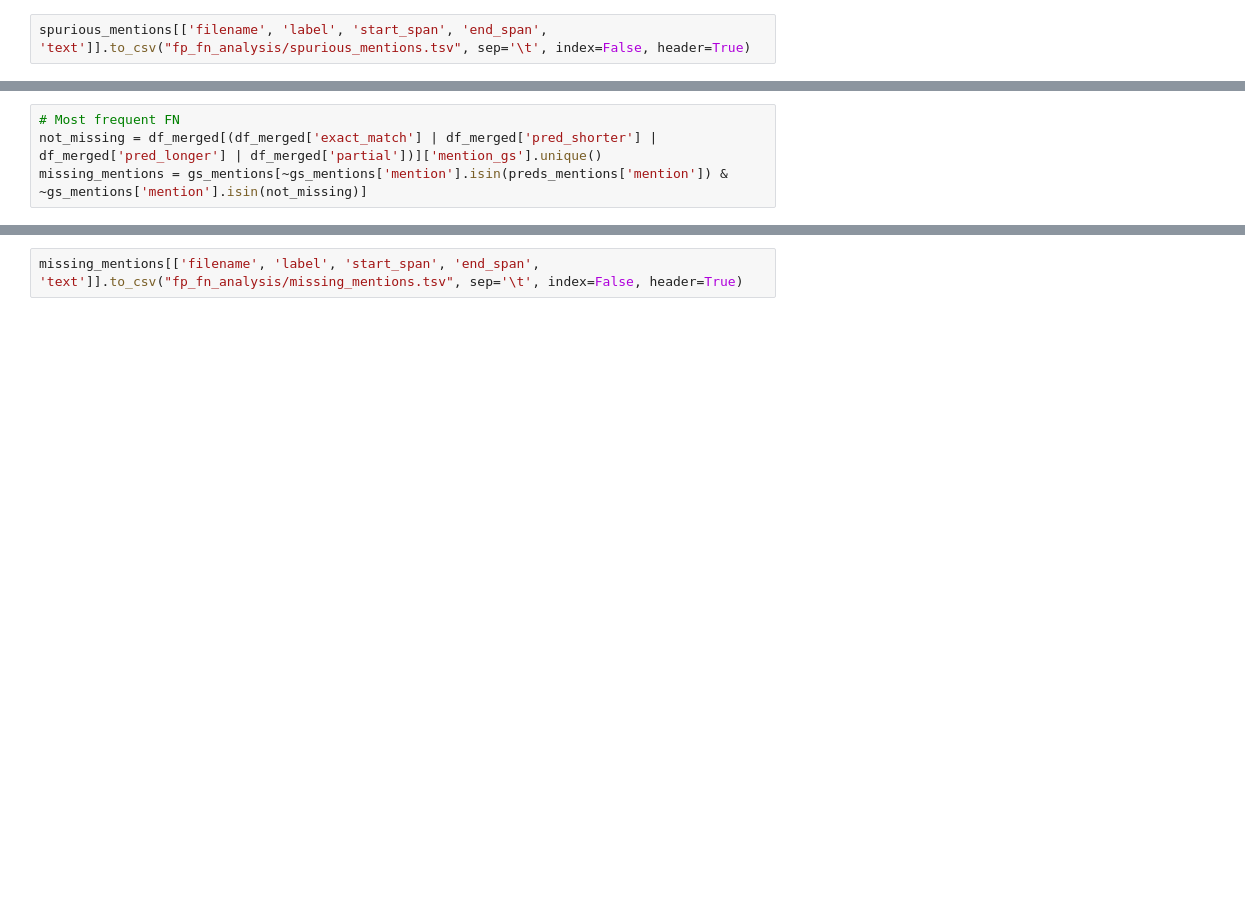
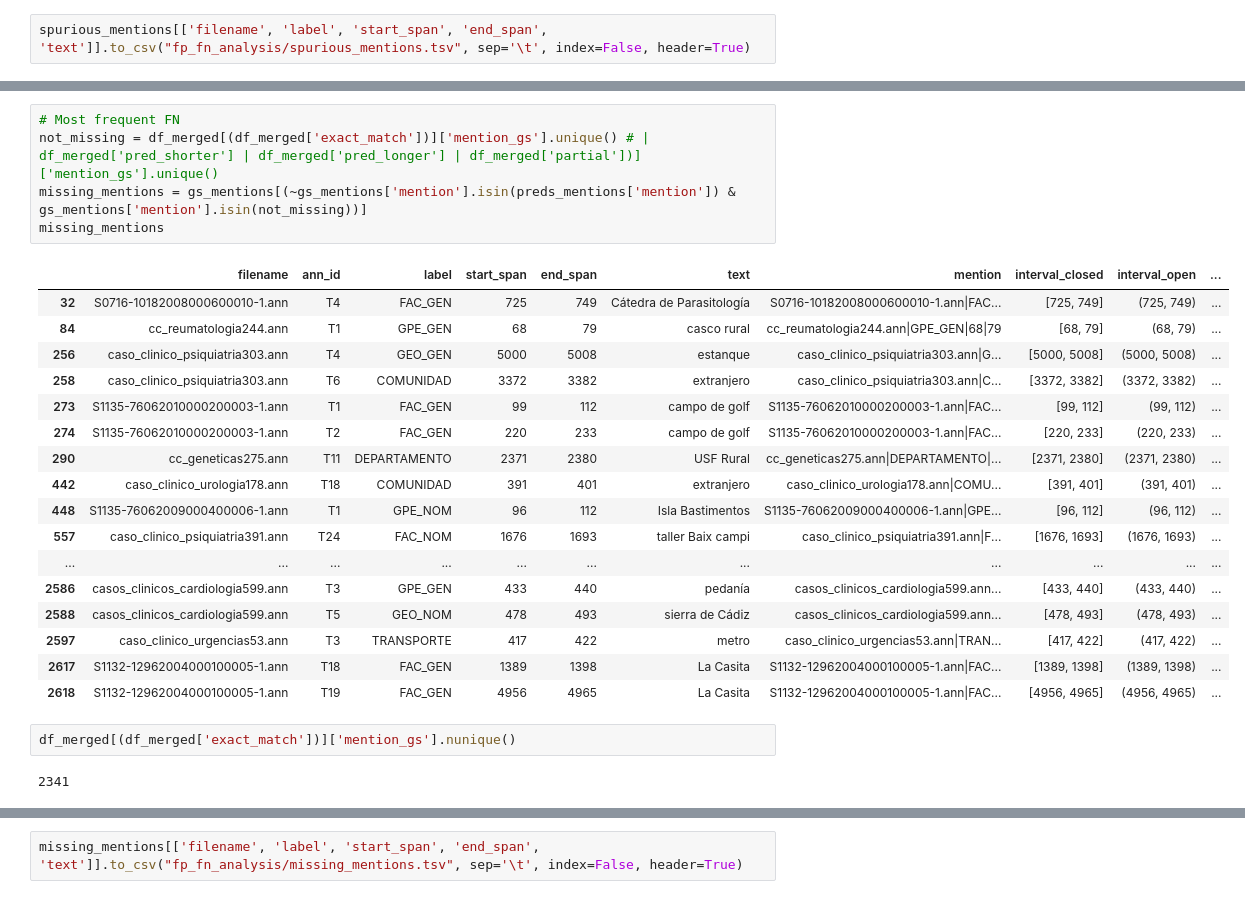
Before and after one commit to nlp4bia-bsc/hugging-face-pipeline, a Jupyter notebook: notebooks/model_evaluation.ipynb, the cells around one changed output, grey strips where cells are left out. Cells and saved outputs as stored; diff of their text form; blank space fills up the shorter version.

```diff
--- a/notebooks/model_evaluation.ipynb
+++ b/notebooks/model_evaluation.ipynb
@@ -97,4 +184,27 @@ spurious_mentions[['filename', 'label', 'start_span', 'end_span', 'text']].to_cs
 # %%
 # Most frequent FN
-not_missing = df_merged[(df_merged['exact_match'] | df_merged['pred_shorter'] | df_merged['pred_longer'] | df_merged['partial'])]['mention_gs'].unique()
-missing_mentions = gs_mentions[~gs_mentions['mention'].isin(preds_mentions['mention']) & ~gs_mentions['mention'].isin(not_missing)]
+not_missing = df_merged[(df_merged['exact_match'])]['mention_gs'].unique() # | df_merged['pred_shorter'] | df_merged['pred_longer'] | df_merged['partial'])]['mention_gs'].unique()
+missing_mentions = gs_mentions[(~gs_mentions['mention'].isin(preds_mentions['mention']) & gs_mentions['mention'].isin(not_missing))]
+missing_mentions
+# %% [output]
+|  | filename | ann_id | label | start_span | end_span | text | mention | interval_closed | interval_open | ... |
+| 32 | S0716-10182008000600010-1.ann | T4 | FAC_GEN | 725 | 749 | Cátedra de Parasitología | S0716-10182008000600010-1.ann|FAC... | [725, 749] | (725, 749) | ... |
+| 84 | cc_reumatologia244.ann | T1 | GPE_GEN | 68 | 79 | casco rural | cc_reumatologia244.ann|GPE_GEN|68|79 | [68, 79] | (68, 79) | ... |
+| 256 | caso_clinico_psiquiatria303.ann | T4 | GEO_GEN | 5000 | 5008 | estanque | caso_clinico_psiquiatria303.ann|G... | [5000, 5008] | (5000, 5008) | ... |
+| 258 | caso_clinico_psiquiatria303.ann | T6 | COMUNIDAD | 3372 | 3382 | extranjero | caso_clinico_psiquiatria303.ann|C... | [3372, 3382] | (3372, 3382) | ... |
+| 273 | S1135-76062010000200003-1.ann | T1 | FAC_GEN | 99 | 112 | campo de golf | S1135-76062010000200003-1.ann|FAC... | [99, 112] | (99, 112) | ... |
+| 274 | S1135-76062010000200003-1.ann | T2 | FAC_GEN | 220 | 233 | campo de golf | S1135-76062010000200003-1.ann|FAC... | [220, 233] | (220, 233) | ... |
+| 290 | cc_geneticas275.ann | T11 | DEPARTAMENTO | 2371 | 2380 | USF Rural | cc_geneticas275.ann|DEPARTAMENTO|... | [2371, 2380] | (2371, 2380) | ... |
+| 442 | caso_clinico_urologia178.ann | T18 | COMUNIDAD | 391 | 401 | extranjero | caso_clinico_urologia178.ann|COMU... | [391, 401] | (391, 401) | ... |
+| 448 | S1135-76062009000400006-1.ann | T1 | GPE_NOM | 96 | 112 | Isla Bastimentos | S1135-76062009000400006-1.ann|GPE... | [96, 112] | (96, 112) | ... |
+| 557 | caso_clinico_psiquiatria391.ann | T24 | FAC_NOM | 1676 | 1693 | taller Baix campi | caso_clinico_psiquiatria391.ann|F... | [1676, 1693] | (1676, 1693) | ... |
+| ... | ... | ... | ... | ... | ... | ... | ... | ... | ... | ... |
+| 2586 | casos_clinicos_cardiologia599.ann | T3 | GPE_GEN | 433 | 440 | pedanía | casos_clinicos_cardiologia599.ann... | [433, 440] | (433, 440) | ... |
+| 2588 | casos_clinicos_cardiologia599.ann | T5 | GEO_NOM | 478 | 493 | sierra de Cádiz | casos_clinicos_cardiologia599.ann... | [478, 493] | (478, 493) | ... |
+| 2597 | caso_clinico_urgencias53.ann | T3 | TRANSPORTE | 417 | 422 | metro | caso_clinico_urgencias53.ann|TRAN... | [417, 422] | (417, 422) | ... |
+| 2617 | S1132-12962004000100005-1.ann | T18 | FAC_GEN | 1389 | 1398 | La Casita | S1132-12962004000100005-1.ann|FAC... | [1389, 1398] | (1389, 1398) | ... |
+| 2618 | S1132-12962004000100005-1.ann | T19 | FAC_GEN | 4956 | 4965 | La Casita | S1132-12962004000100005-1.ann|FAC... | [4956, 4965] | (4956, 4965) | ... |
+# %%
+df_merged[(df_merged['exact_match'])]['mention_gs'].nunique()
+# %% [output]
+2341
```
Also changed, not shown: parts of 29 cells of this notebook, 4 other files.
